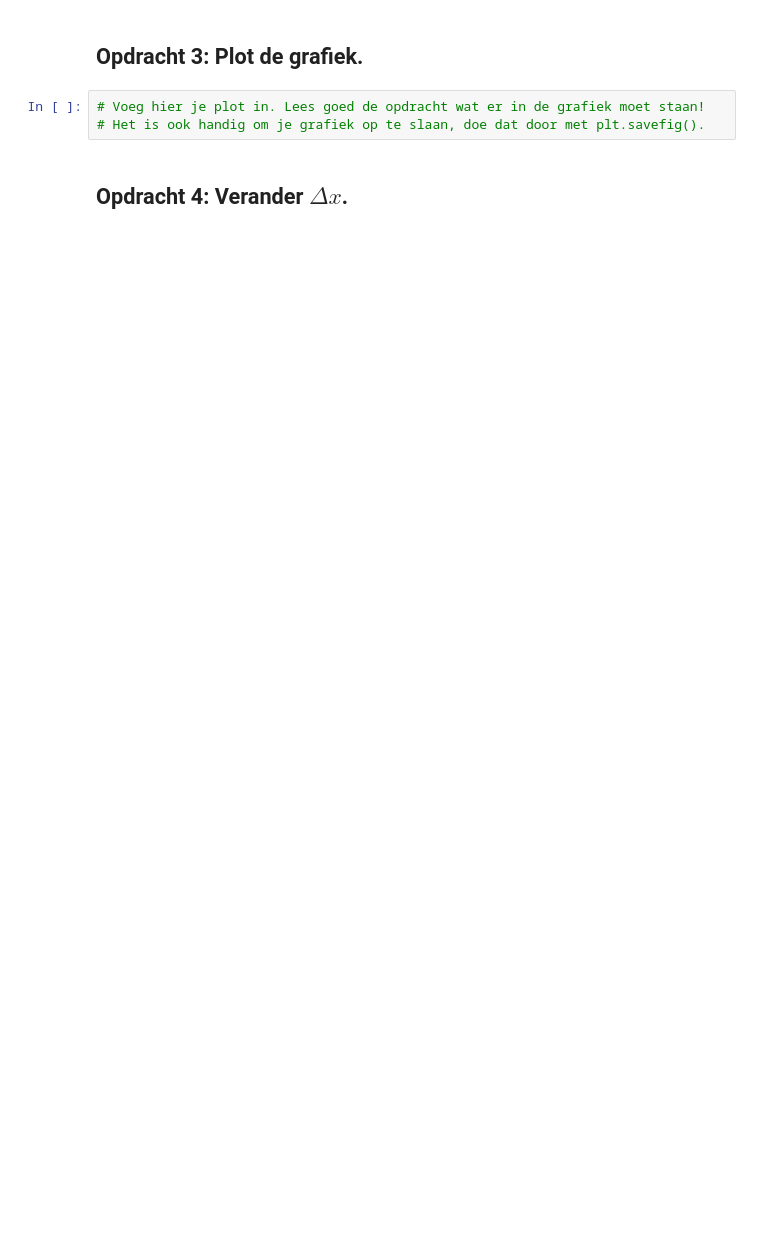
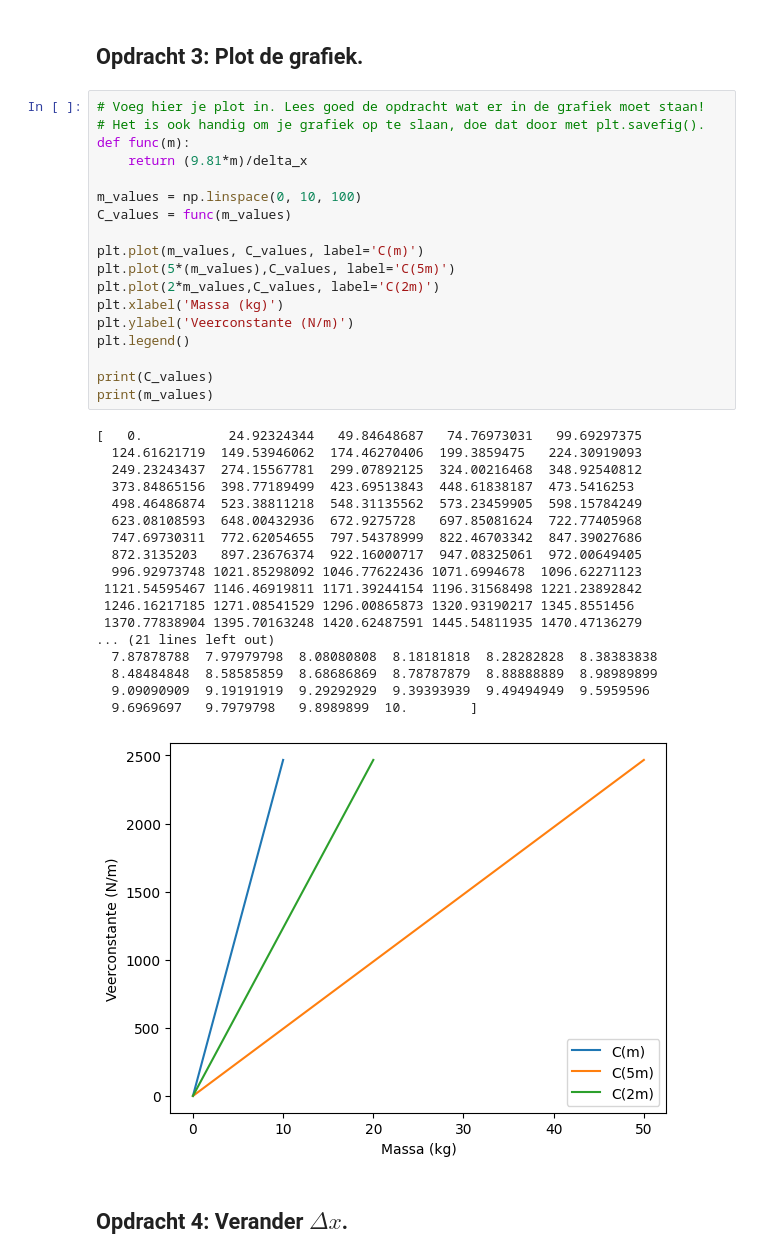
Before and after one commit to luucleclercq/opdrachten-DEF-D-Luuc, a Jupyter notebook: FysiekeOntwerpopdrachten/5MaakEenOpstellingTrillingsvrij/Ontwerpopdracht5MaakEenOpstellingTrillingsvrijInvulTemplate.ipynb, the cells around one changed output. Saved outputs shown, nothing was run; the diff lists cells and outputs as text; blank space fills up the shorter version.

```diff
--- a/FysiekeOntwerpopdrachten/5MaakEenOpstellingTrillingsvrij/Ontwerpopdracht5MaakEenOpstellingTrillingsvrijInvulTemplate.ipynb
+++ b/FysiekeOntwerpopdrachten/5MaakEenOpstellingTrillingsvrij/Ontwerpopdracht5MaakEenOpstellingTrillingsvrijInvulTemplate.ipynb
@@ -55,6 +74,40 @@ Vul onderstaande tabel in:
 # %%
 # Voeg hier je plot in. Lees goed de opdracht wat er in de grafiek moet staan!
 # Het is ook handig om je grafiek op te slaan, doe dat door met plt.savefig().
+def func(m):
+    return (9.81*m)/delta_x
+
+m_values = np.linspace(0, 10, 100)
+C_values = func(m_values)
+
+plt.plot(m_values, C_values, label='C(m)')
+plt.plot(5*(m_values),C_values, label='C(5m)')
+plt.plot(2*m_values,C_values, label='C(2m)')
+plt.xlabel('Massa (kg)')
+plt.ylabel('Veerconstante (N/m)')
+plt.legend()
+
+print(C_values)
+print(m_values)
+# %% [output]
+[   0.           24.92324344   49.84648687   74.76973031   99.69297375
+  124.61621719  149.53946062  174.46270406  199.3859475   224.30919093
+  249.23243437  274.15567781  299.07892125  324.00216468  348.92540812
+  373.84865156  398.77189499  423.69513843  448.61838187  473.5416253
+  498.46486874  523.38811218  548.31135562  573.23459905  598.15784249
+  623.08108593  648.00432936  672.9275728   697.85081624  722.77405968
+  747.69730311  772.62054655  797.54378999  822.46703342  847.39027686
+  872.3135203   897.23676374  922.16000717  947.08325061  972.00649405
+  996.92973748 1021.85298092 1046.77622436 1071.6994678  1096.62271123
+ 1121.54595467 1146.46919811 1171.39244154 1196.31568498 1221.23892842
+ 1246.16217185 1271.08541529 1296.00865873 1320.93190217 1345.8551456
+ 1370.77838904 1395.70163248 1420.62487591 1445.54811935 1470.47136279
+... (21 lines left out)
+  7.87878788  7.97979798  8.08080808  8.18181818  8.28282828  8.38383838
+  8.48484848  8.58585859  8.68686869  8.78787879  8.88888889  8.98989899
+  9.09090909  9.19191919  9.29292929  9.39393939  9.49494949  9.5959596
+  9.6969697   9.7979798   9.8989899  10.        ]
+[figure, added]
 # %% [markdown]
 ## Opdracht 4: Verander $\Delta x$.
 # %% [markdown]
```
Also changed, not shown: parts of 7 cells of this notebook.
